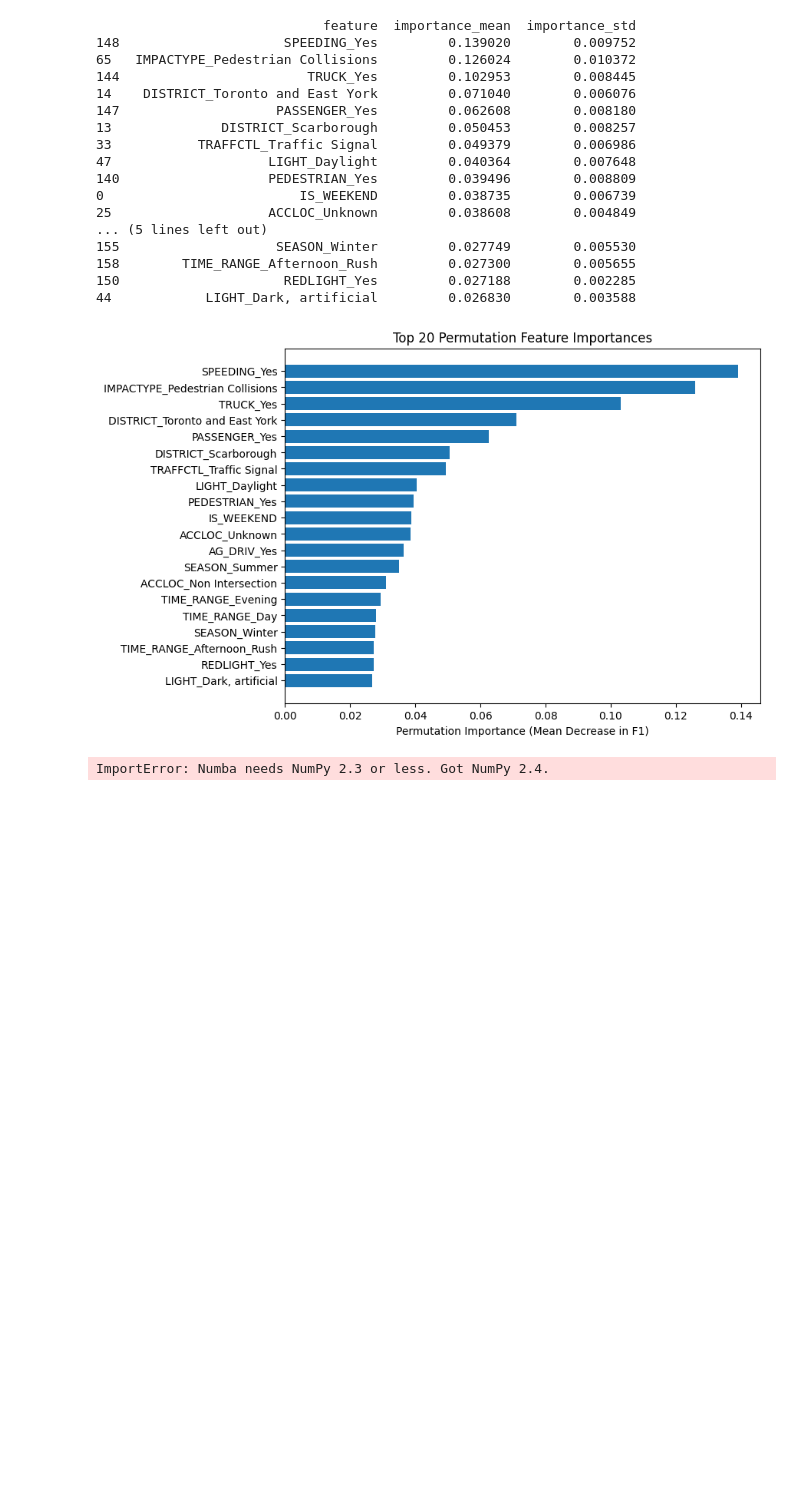
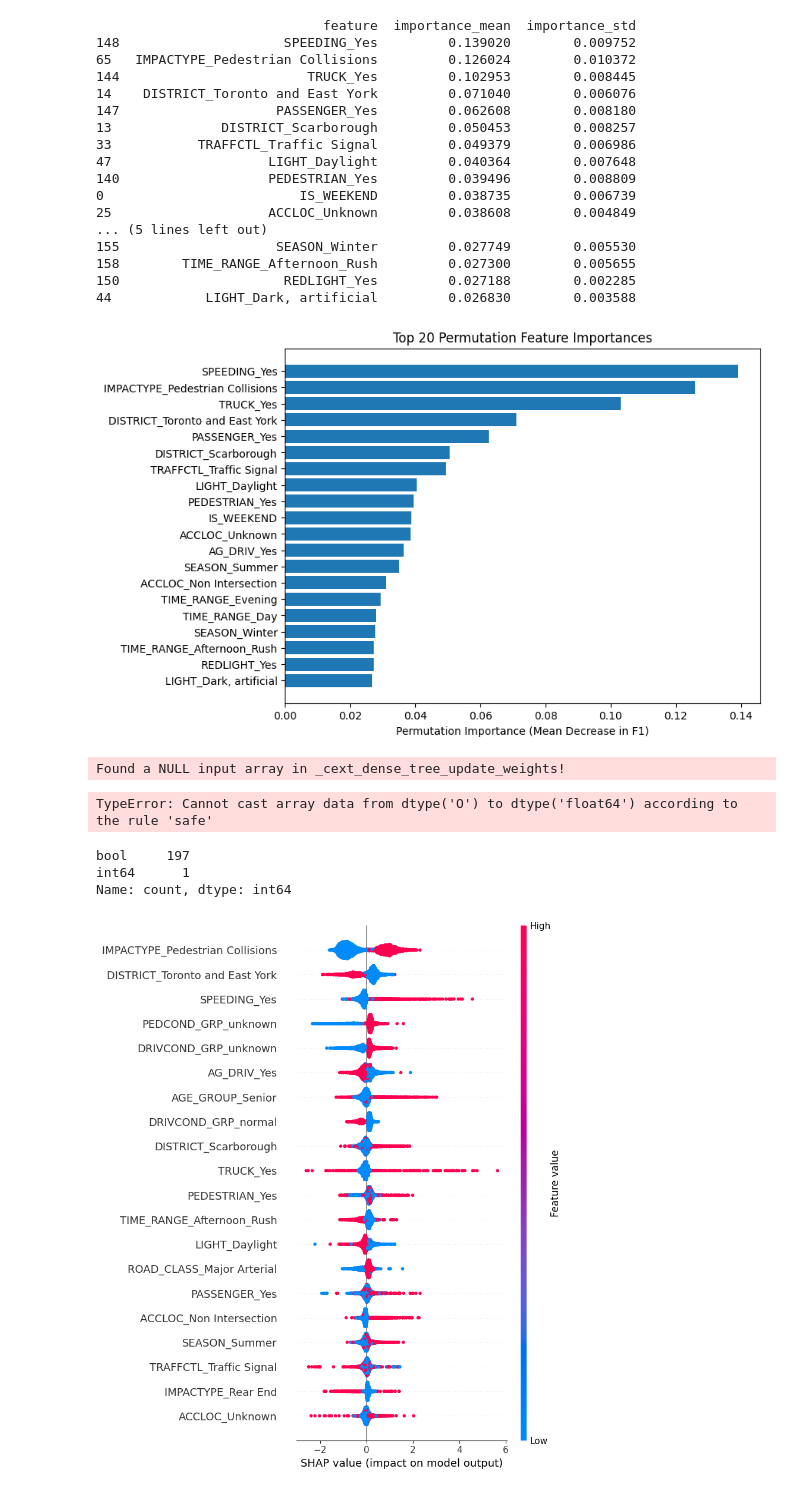
Before and after one commit to balabiberry/toronto_car-crash, a Jupyter notebook: main_Gradient_Boosting.ipynb, the cells around one changed output. Cells and saved outputs as stored; diff of their text form; code cells hidden in the pictures; blank space fills up the shorter version.

Commit message:
Shap values and model pickle file

```diff
--- a/main_Gradient_Boosting.ipynb
+++ b/main_Gradient_Boosting.ipynb
@@ -520,3 +521,15 @@ Best Gradient Boosting Params:
 {'subsample': 1.0, 'n_estimators': 200, 'min_samples_split': 10, 'max_depth': 20, 'learning_rate': 0.05}
 # %%
 best_gb = gb_search.best_estimator_
+# %%
+from sklearn.ensemble import GradientBoostingClassifier
+best_gb = GradientBoostingClassifier(
+    subsample=1.0,
+    n_estimators=200,
+    min_samples_split=10,
+    max_depth=20,
+    learning_rate=0.05,
+    random_state=42
+)
+
+best_gb.fit(X_train_encoded, y_train)
@@ -674,10 +696,27 @@ explainer = shap.Explainer(best_gb, X_train_encoded)
 # Compute SHAP values on test set
 shap_values = explainer(X_test_encoded)
 # %% [output]
-ImportError: Numba needs NumPy 2.3 or less. Got NumPy 2.4.
+Found a NULL input array in _cext_dense_tree_update_weights!
+TypeError: Cannot cast array data from dtype('O') to dtype('float64') according to the rule 'safe'
 # %%
 shap.summary_plot(
     shap_values,
     X_test_encoded,
     plot_type="bar"
 )
+# %%
+X_train_encoded.dtypes.value_counts()
+# %% [output]
+bool     197
+int64      1
+Name: count, dtype: int64
+# %%
+X_train_shap = X_train_encoded.astype(np.float64)
+X_test_shap = X_test_encoded.astype(np.float64)
+# %%
+explainer = shap.TreeExplainer(best_gb)
+shap_values = explainer.shap_values(X_test_shap)
+# %%
+shap.summary_plot(shap_values, X_test_shap, feature_names=X_train_encoded.columns)
+# %% [output]
+[figure, added]
```
Also changed, not shown: parts of 9 cells of this notebook, 1 other file.
